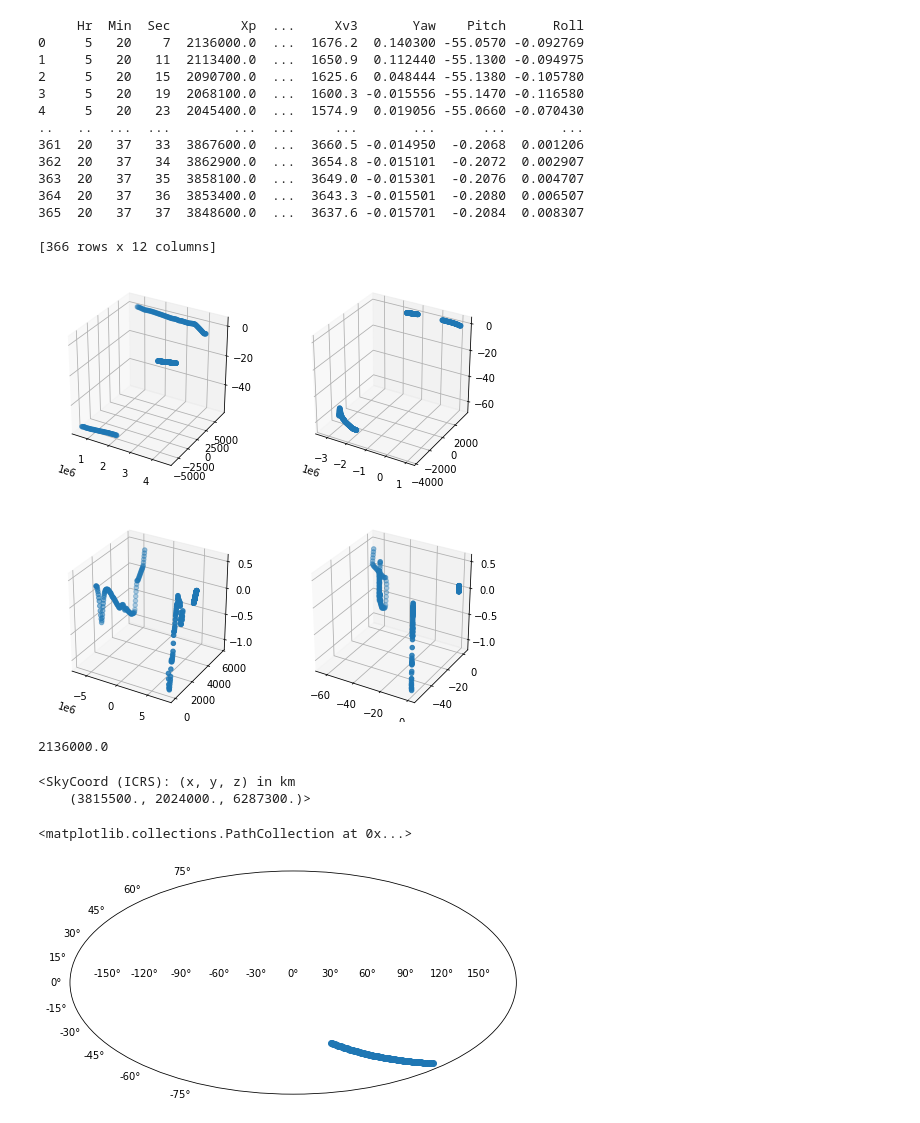
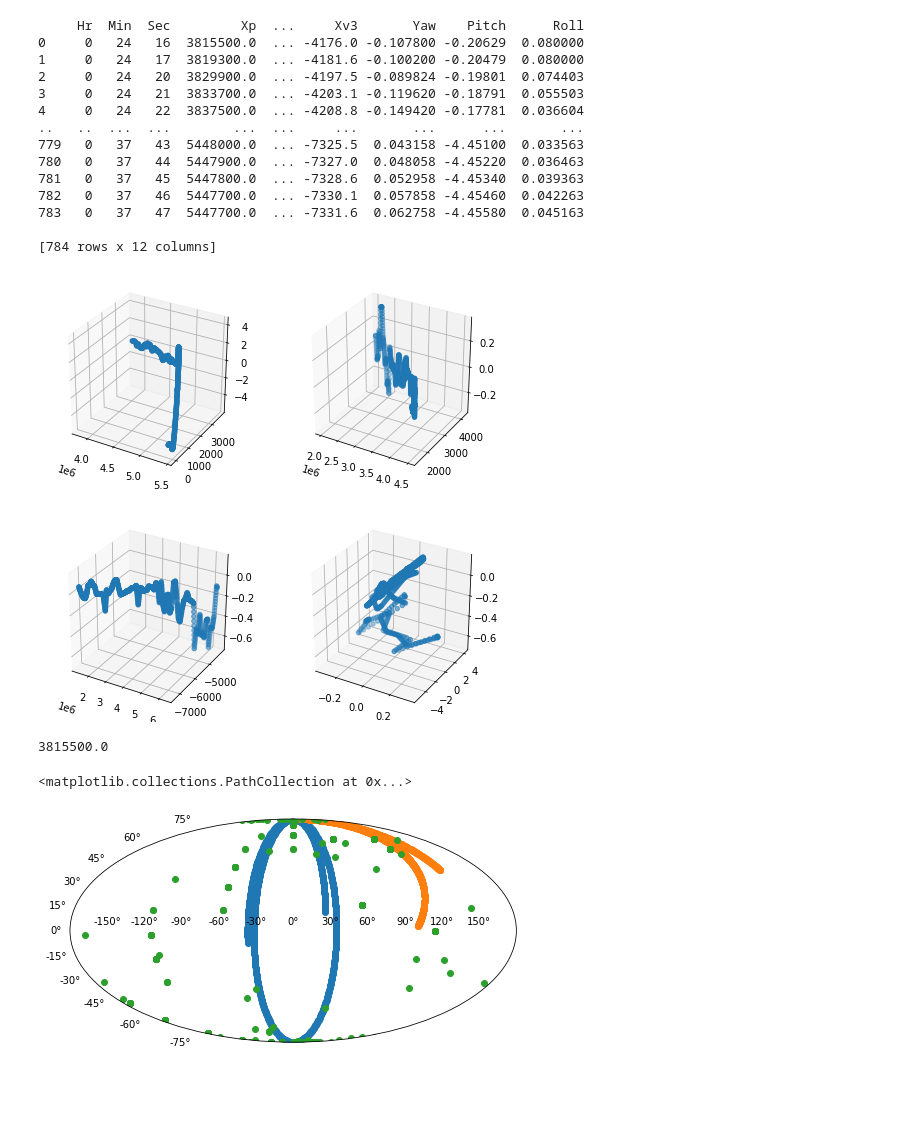
Before and after one commit to atarilover123/RSO-Telemetry, a Jupyter notebook: Cassiope_PitchRollYaw_map.ipynb, the cells around one changed output. Saved outputs shown, nothing was run; the diff lists cells and outputs as text; code cells hidden in the pictures; blank space fills up the shorter version.

```diff
--- a/Cassiope_PitchRollYaw_map.ipynb
+++ b/Cassiope_PitchRollYaw_map.ipynb
@@ -6,7 +6,7 @@ from matplotlib import cm
 import numpy as np
 import pandas as pd
 # %%
-file_open = ('/content/CassiopeTelemetry(2014_09_10).csv')
+file_open = ('/content/CassiopeTelemetry(2014_01_02).csv')
 
 #hour, minute, Second, X position, Y position, Z position, X velocity 1,
 #X velocity 2, X velocity 3, Yaw, Pitch, Roll
@@ -15,19 +15,19 @@ df = pd.read_csv(file_open, names=colnames)
 print(df)
 # %% [output]
      Hr  Min  Sec         Xp  ...     Xv3       Yaw    Pitch      Roll
-0     5   20    7  2136000.0  ...  1676.2  0.140300 -55.0570 -0.092769
-1     5   20   11  2113400.0  ...  1650.9  0.112440 -55.1300 -0.094975
-2     5   20   15  2090700.0  ...  1625.6  0.048444 -55.1380 -0.105780
-3     5   20   19  2068100.0  ...  1600.3 -0.015556 -55.1470 -0.116580
-4     5   20   23  2045400.0  ...  1574.9  0.019056 -55.0660 -0.070430
+0     0   24   16  3815500.0  ... -4176.0 -0.107800 -0.20629  0.080000
+1     0   24   17  3819300.0  ... -4181.6 -0.100200 -0.20479  0.080000
+2     0   24   20  3829900.0  ... -4197.5 -0.089824 -0.19801  0.074403
+3     0   24   21  3833700.0  ... -4203.1 -0.119620 -0.18791  0.055503
+4     0   24   22  3837500.0  ... -4208.8 -0.149420 -0.17781  0.036604
 ..   ..  ...  ...        ...  ...     ...       ...      ...       ...
-361  20   37   33  3867600.0  ...  3660.5 -0.014950  -0.2068  0.001206
-362  20   37   34  3862900.0  ...  3654.8 -0.015101  -0.2072  0.002907
-363  20   37   35  3858100.0  ...  3649.0 -0.015301  -0.2076  0.004707
-364  20   37   36  3853400.0  ...  3643.3 -0.015501  -0.2080  0.006507
-365  20   37   37  3848600.0  ...  3637.6 -0.015701  -0.2084  0.008307
+779   0   37   43  5448000.0  ... -7325.5  0.043158 -4.45100  0.033563
+780   0   37   44  5447900.0  ... -7327.0  0.048058 -4.45220  0.036463
+781   0   37   45  5447800.0  ... -7328.6  0.052958 -4.45340  0.039363
+782   0   37   46  5447700.0  ... -7330.1  0.057858 -4.45460  0.042263
+783   0   37   47  5447700.0  ... -7331.6  0.062758 -4.45580  0.045163
 
-[366 rows x 12 columns]
+[784 rows x 12 columns]
 # %%
 fig = plt.figure(figsize=(8, 8))
 
@@ -46,28 +46,27 @@ ax.scatter(df['Roll'], df['Pitch'], df['Yaw'])
 
 plt.show()
 # %% [output]
-[figure, old version]
+[figure, new version]
 # %%
 print(df['Xp'][0])
 # %% [output]
-2136000.0
+3815500.0
 # %%
 from astropy import units as u
 from astropy.coordinates import SkyCoord
 
 sc = SkyCoord(x=df['Xp'],y=df['Yp'],z=df['Zp'],unit='km', representation_type='cartesian')
 
-print(c)
-
+#make heliocentric
 hc=sc.transform_to('hcrs')
-# %% [output]
-<SkyCoord (ICRS): (x, y, z) in km
-    (3815500., 2024000., 6287300.)>
 # %%
 fig = plt.figure(figsize=(8,6))
 ax = fig.add_subplot(111, projection="mollweide")
+
+ax.scatter(hc.ra.radian,hc.dec.degree)
 ax.scatter(hc.ra.hour,hc.dec.hour)
+ax.scatter(hc.ra.hms,hc.dec.hms)
 # %% [output]
 <matplotlib.collections.PathCollection at 0x...>
-[figure, old version]
+[figure, new version]
 # %%
```
Also changed, not shown: parts of 1 cell of this notebook.
